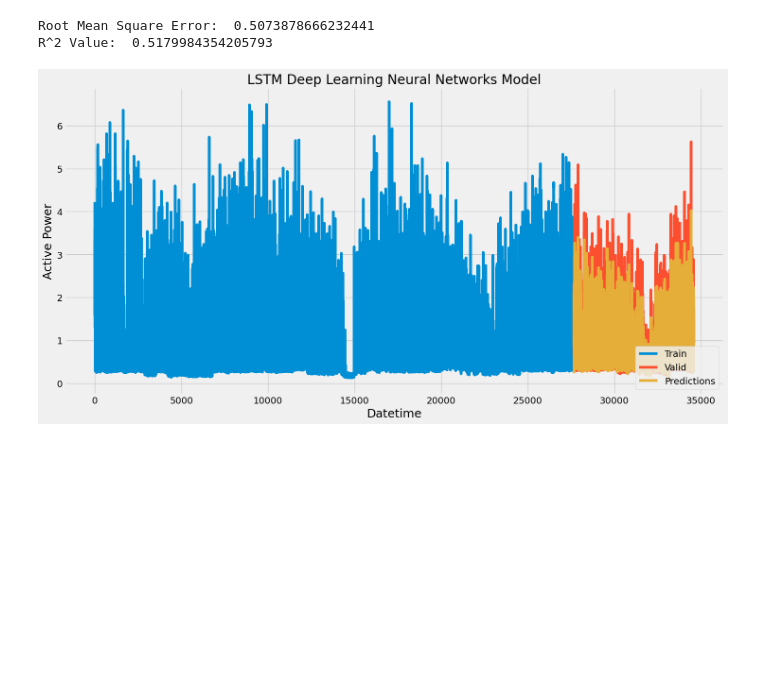
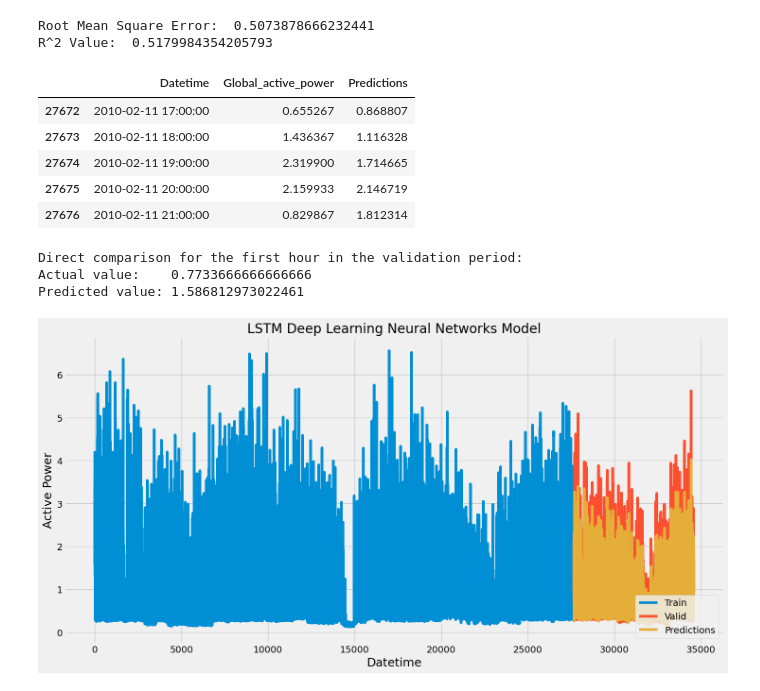
Before and after one commit to mkoleva0/DataAnalytics_Sem2_CA1, a Jupyter notebook: RNN.ipynb, the cells around one changed output. Cells and saved outputs as stored; diff of their text form; code cells hidden in the pictures; blank space fills up the shorter version.

Commit message:
actual_vs_predicted

```diff
--- a/RNN.ipynb
+++ b/RNN.ipynb
@@ -544,5 +544,13 @@ Root Mean Square Error:  0.5073878666232441
 R^2 Value:  0.5179984354205793
 # %%
 train = hourly_df[:hourly_data_len]
-valid = hourly_df[hourly_data_len:]
 valid['Predictions'] = predictions
+# %%
+valid.head()
+# %% [output]
+|  | Datetime | Global_active_power | Predictions |
+| 27672 | 2010-02-11 17:00:00 | 0.655267 | 0.868807 |
+| 27673 | 2010-02-11 18:00:00 | 1.436367 | 1.116328 |
+| 27674 | 2010-02-11 19:00:00 | 2.319900 | 1.714665 |
+| 27675 | 2010-02-11 20:00:00 | 2.159933 | 2.146719 |
+| 27676 | 2010-02-11 21:00:00 | 0.829867 | 1.812314 |
@@ -549,3 +559,11 @@ valid['Predictions'] = predictions
+# %%
+print("Direct comparison for the first hour in the validation period:")
+print(f"Actual value:    {valid['Global_active_power'].iloc[24]}")
+print(f"Predicted value: {valid['Predictions'].iloc[24]}")
+# %% [output]
+Direct comparison for the first hour in the validation period:
+Actual value:    0.7733666666666666
+Predicted value: 1.586812973022461
 # %%
 plt.figure(figsize=(16,8))
 plt.title('LSTM Deep Learning Neural Networks Model')
```
Also changed, not shown: parts of 1 cell of this notebook.
